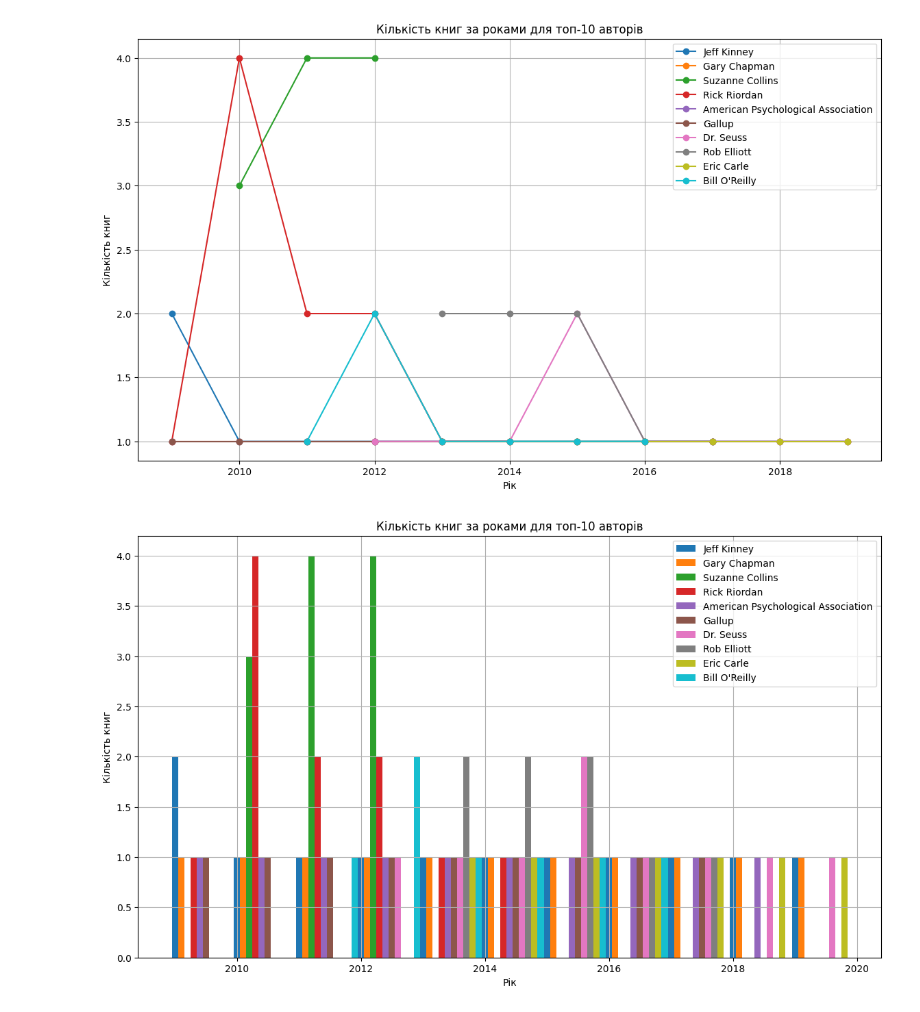
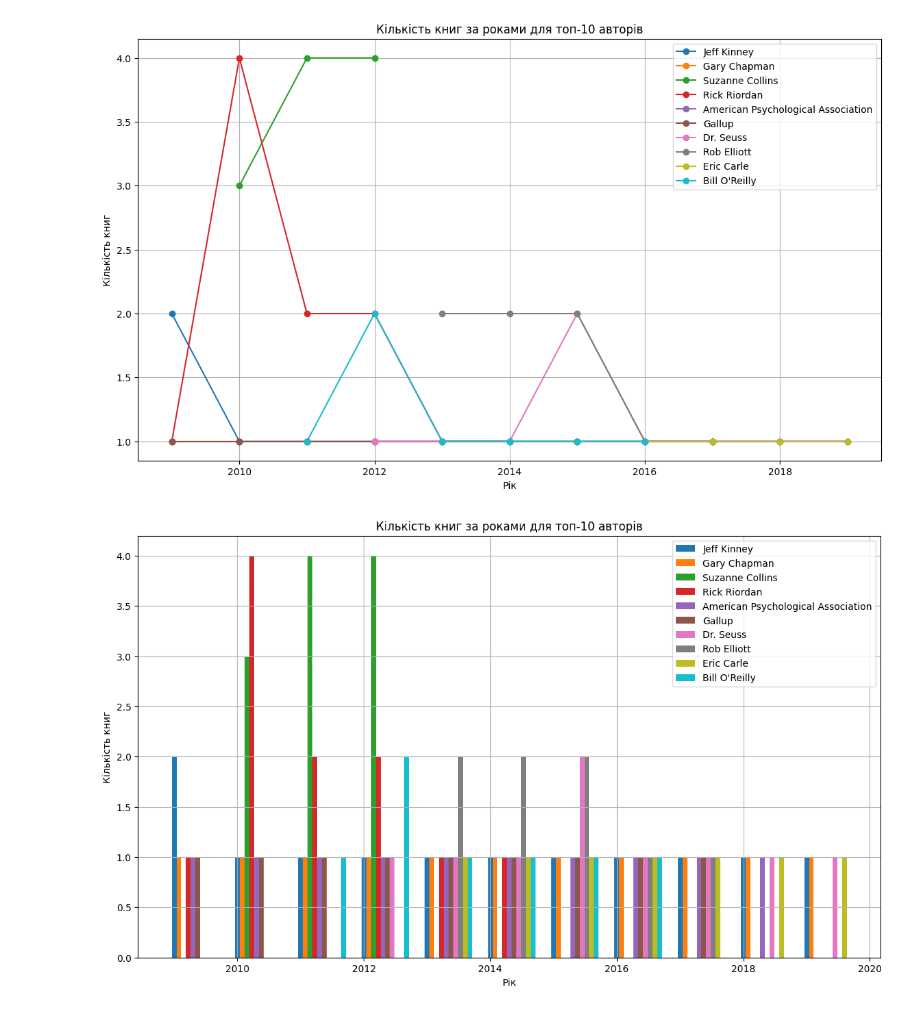
Before and after one commit to ViacheslavKosh/goit-ds-hw-05, a Jupyter notebook: Hw2.3.ipynb, the cells around one changed output. Drawn from its saved outputs; the diff is of its cells as text; code cells hidden in the pictures.

```diff
--- a/Hw2.3.ipynb
+++ b/Hw2.3.ipynb
@@ -286,32 +286,32 @@ author_counts = df.groupby('author').size().reset_index(name='counts')
 author_counts = author_counts.sort_values(by='counts', ascending=False)
 
 # Відокремлення топ-10 авторів
 top_10_authors = author_counts.head(10)['author']
 
 # Фільтрування даних для топ-10 авторів
 top_10_data = df[df['author'].isin(top_10_authors)]
 
 # Групування даних за авторами та роками з підрахунком кількості книг
 top_10_yearly_counts = top_10_data.groupby(['author', 'year']).size().reset_index(name='counts')
 
 # Побудова стовпчикової діаграми для кожного з топ-10 авторів
 plt.figure(figsize=(14, 8))
 
 # Встановлення ширини стовпчиків та відступів між групами стовпчиків
-bar_width = 0.1
+bar_width = 0.075
 years = top_10_yearly_counts['year'].unique()
 
 # Побудова стовпчиків для кожного автора
 for i, author in enumerate(top_10_authors):
     author_data = top_10_yearly_counts[top_10_yearly_counts['author'] == author]
     # Вирівнювання стовпчиків для кожного автора по осям X
     plt.bar(author_data['year'] + i * bar_width, author_data['counts'], bar_width, label=author)
 
 plt.xlabel('Рік')
 plt.ylabel('Кількість книг')
 plt.title('Кількість книг за роками для топ-10 авторів')
 plt.legend()
 plt.grid(True)
 plt.show()
 # %% [output]
-[figure, old version]
+[figure, new version]
```
Also changed, not shown: 2 other files.
